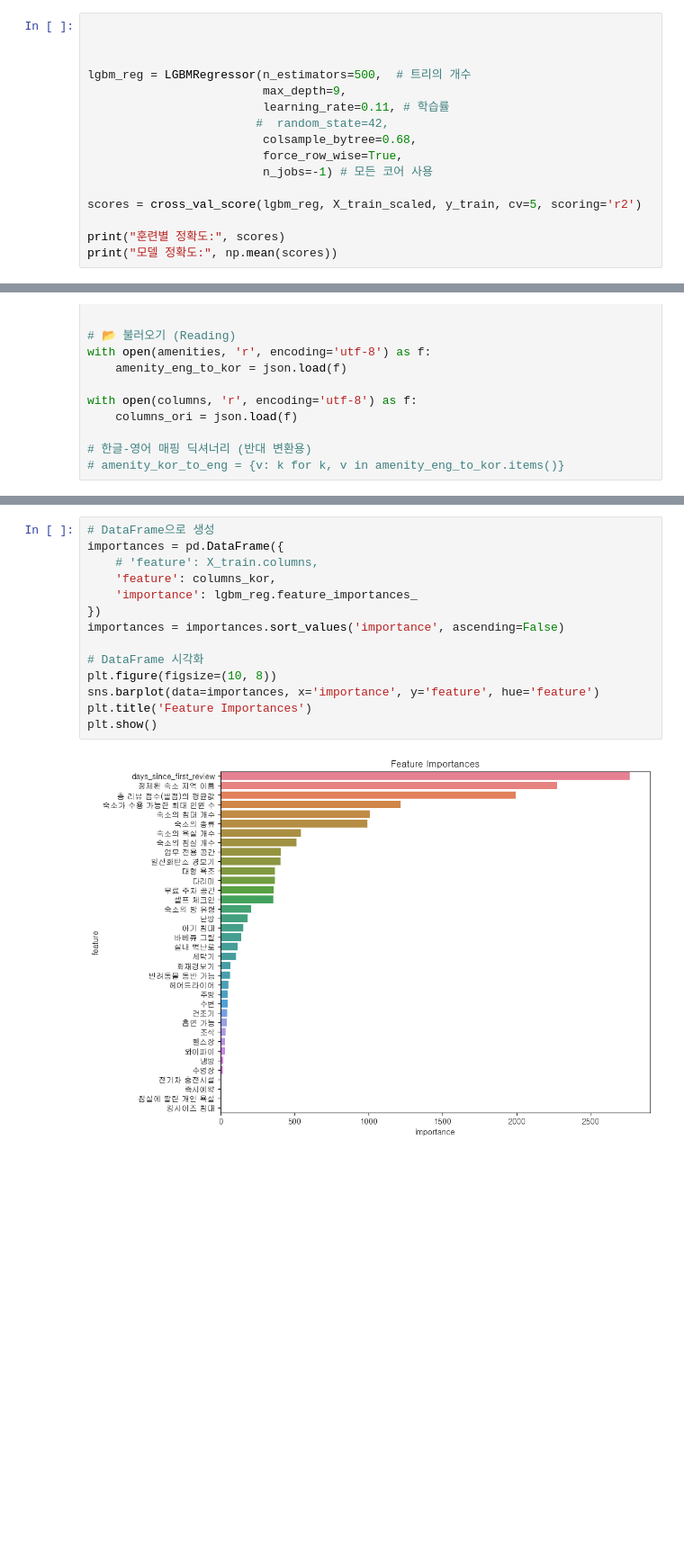
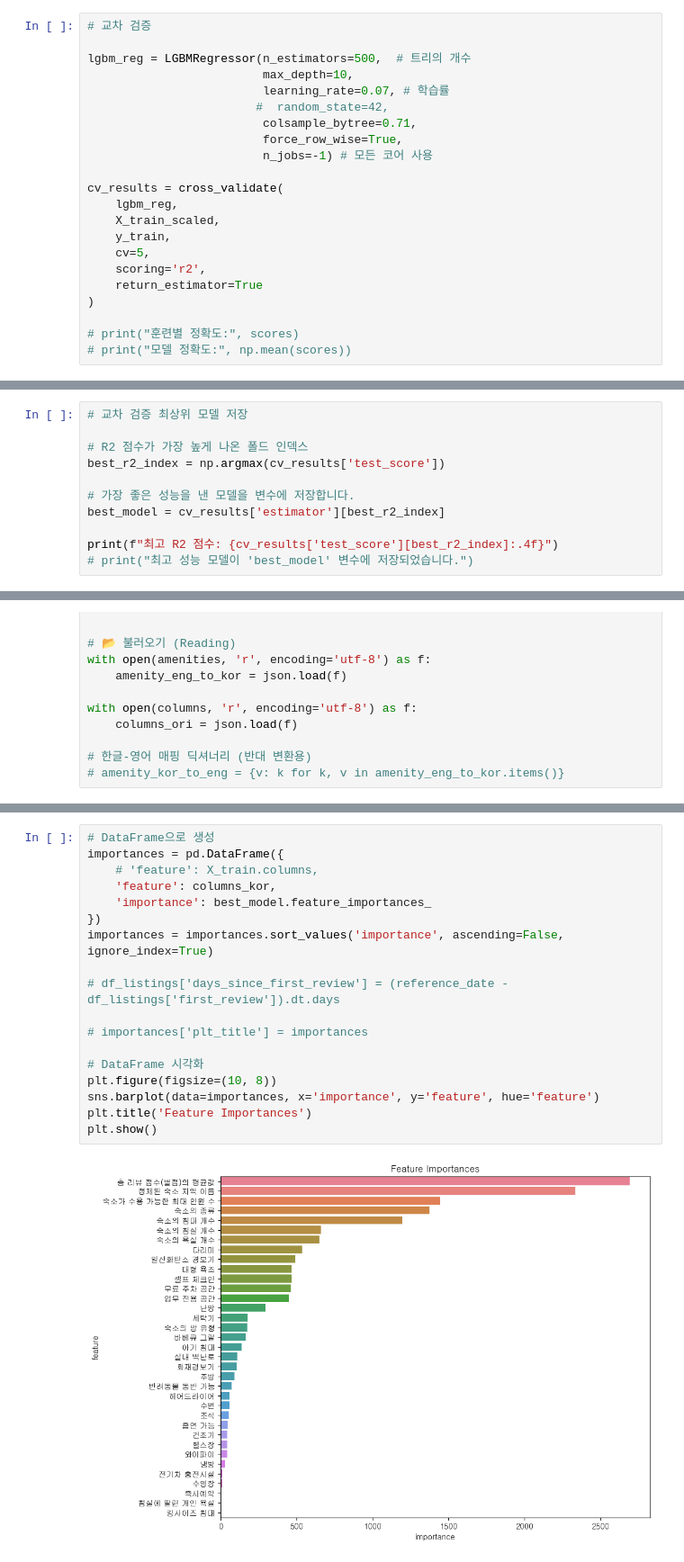
Before and after one commit to SKNetworks-AI19-250818/SKN19-mini-5Team, a Jupyter notebook: ML/ml_kbs.ipynb, the cells around one changed output, grey strips where cells are left out. Shown at 90% size. Drawn from its saved outputs; the diff is of its cells as text; blank space fills up the shorter version.

```diff
--- a/ML/ml_kbs.ipynb
+++ b/ML/ml_kbs.ipynb
@@ -185,17 +219,23 @@ y_test = np.log(y_test)
 # %%
-
-
+# 교차 검증
 
 lgbm_reg = LGBMRegressor(n_estimators=500,  # 트리의 개수
-                         max_depth=9,
-                         learning_rate=0.11, # 학습률
+                         max_depth=10,
+                         learning_rate=0.07, # 학습률
                         #  random_state=42,
-                         colsample_bytree=0.68,
+                         colsample_bytree=0.71,
                          force_row_wise=True,
                          n_jobs=-1) # 모든 코어 사용
 
-scores = cross_val_score(lgbm_reg, X_train_scaled, y_train, cv=5, scoring='r2')
+cv_results = cross_validate(
+    lgbm_reg,
+    X_train_scaled,
+    y_train,
+    cv=5,
+    scoring='r2',
+    return_estimator=True
+)
 
-print("훈련별 정확도:", scores)
-print("모델 정확도:", np.mean(scores))
+# print("훈련별 정확도:", scores)
+# print("모델 정확도:", np.mean(scores))
 # %% [output]
@@ -218,0 +259,11 @@ print("모델 정확도:", np.mean(scores))
+# %%
+# 교차 검증 최상위 모델 저장
+
+# R2 점수가 가장 높게 나온 폴드 인덱스
+best_r2_index = np.argmax(cv_results['test_score'])
+
+# 가장 좋은 성능을 낸 모델을 변수에 저장합니다.
+best_model = cv_results['estimator'][best_r2_index]
+
+print(f"최고 R2 점수: {cv_results['test_score'][best_r2_index]:.4f}")
+# print("최고 성능 모델이 'best_model' 변수에 저장되었습니다.")
@@ -296,16 +342,20 @@ Index(['neighbourhood_cleansed', 'property_type', 'room_type', 'accommodates',
 # %%
 # DataFrame으로 생성
 importances = pd.DataFrame({
     # 'feature': X_train.columns,
     'feature': columns_kor,
-    'importance': lgbm_reg.feature_importances_
+    'importance': best_model.feature_importances_
 })
-importances = importances.sort_values('importance', ascending=False)
+importances = importances.sort_values('importance', ascending=False, ignore_index=True)
+
+# df_listings['days_since_first_review'] = (reference_date - df_listings['first_review']).dt.days
+
+# importances['plt_title'] = importances
 
 # DataFrame 시각화
 plt.figure(figsize=(10, 8))
 sns.barplot(data=importances, x='importance', y='feature', hue='feature')
 plt.title('Feature Importances')
 plt.show()
 # %% [output]
-[figure, old version]
+[figure, new version]
```
Also changed, not shown: parts of 33 cells of this notebook, 6 other files.
